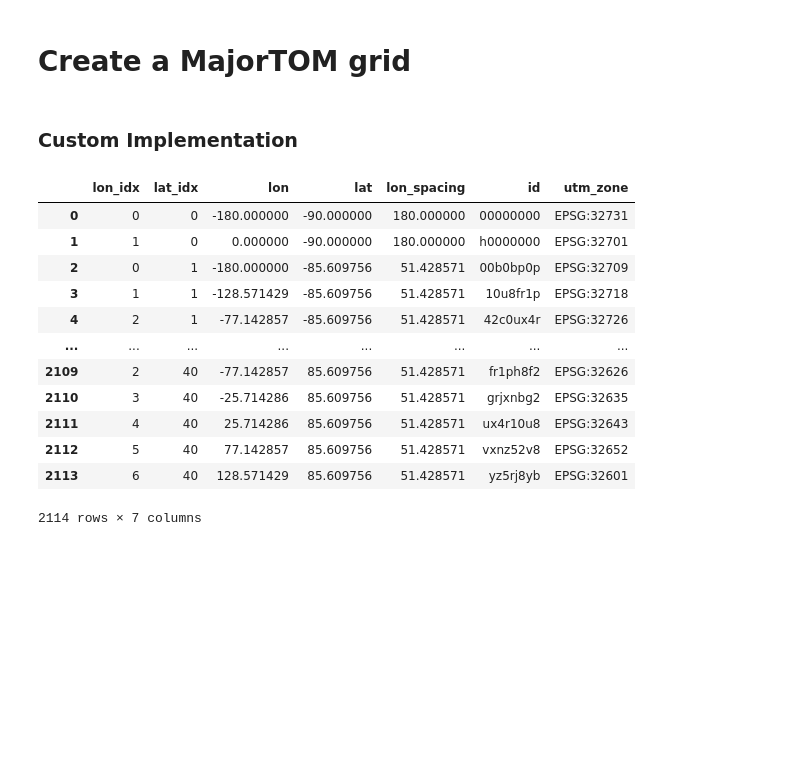
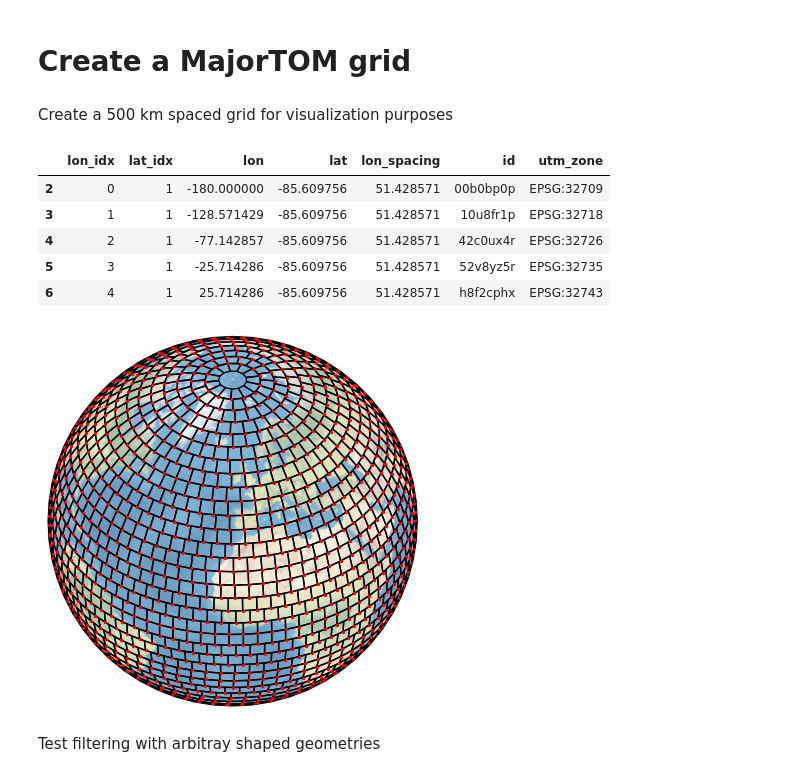
Before and after one commit to lqgentner/deep-glacier-inventory, a Jupyter notebook: notebooks/02-grid-creation.ipynb, the cells around one changed output. Cells and saved outputs as stored; diff of their text form; code cells hidden in the pictures; blank space fills up the shorter version.

```diff
--- a/notebooks/02-grid-creation.ipynb
+++ b/notebooks/02-grid-creation.ipynb
@@ -13,22 +12,35 @@ from deepfreezer.grid import MajorTOMGrid
-# %% [markdown]
-### Custom Implementation
+# %% [markdown]
+Create a 500 km spaced grid for visualization purposes
 # %%
 DIST_M = 500_000
 
-mygrid = MajorTOMGrid(dist=DIST_M)
-mygrid.table
+grid = MajorTOMGrid(dist=DIST_M)
+
+# Remove points close to the poles
+grid = grid.filter(box(-180, -85, 180, 85))
+grid.df.head()
 # %% [output]
 |  | lon_idx | lat_idx | lon | lat | lon_spacing | id | utm_zone |
-| 0 | 0 | 0 | -180.000000 | -90.000000 | 180.000000 | 00000000 | EPSG:32731 |
-| 1 | 1 | 0 | 0.000000 | -90.000000 | 180.000000 | h0000000 | EPSG:32701 |
 | 2 | 0 | 1 | -180.000000 | -85.609756 | 51.428571 | 00b0bp0p | EPSG:32709 |
 | 3 | 1 | 1 | -128.571429 | -85.609756 | 51.428571 | 10u8fr1p | EPSG:32718 |
 | 4 | 2 | 1 | -77.142857 | -85.609756 | 51.428571 | 42c0ux4r | EPSG:32726 |
-| ... | ... | ... | ... | ... | ... | ... | ... |
-| 2109 | 2 | 40 | -77.142857 | 85.609756 | 51.428571 | fr1ph8f2 | EPSG:32626 |
-| 2110 | 3 | 40 | -25.714286 | 85.609756 | 51.428571 | grjxnbg2 | EPSG:32635 |
-| 2111 | 4 | 40 | 25.714286 | 85.609756 | 51.428571 | ux4r10u8 | EPSG:32643 |
-| 2112 | 5 | 40 | 77.142857 | 85.609756 | 51.428571 | vxnz52v8 | EPSG:32652 |
-| 2113 | 6 | 40 | 128.571429 | 85.609756 | 51.428571 | yz5rj8yb | EPSG:32601 |
+| 5 | 3 | 1 | -25.714286 | -85.609756 | 51.428571 | 52v8yz5r | EPSG:32735 |
+| 6 | 4 | 1 | 25.714286 | -85.609756 | 51.428571 | h8f2cphx | EPSG:32743 |
-2114 rows × 7 columns
+# %%
+proj = ccrs.Orthographic(-10, 40)
+
+fig, ax = plt.subplots(subplot_kw={"projection": proj})
+
+ax.set_global()
+ax.stock_img()
+grid.get_cells().plot(
+    ax=ax, edgecolor="black", facecolor="None", transform=ccrs.Geodetic()
+)
+grid.get_points().plot(
+    ax=ax, markersize=2, color="red", transform=ccrs.PlateCarree(), zorder=3
+);
+# %% [output]
+[figure, added]
+# %% [markdown]
+Test filtering with arbitray shaped geometries
 # %%
```
Also changed, not shown: parts of 8 cells of this notebook, 1 other file.
